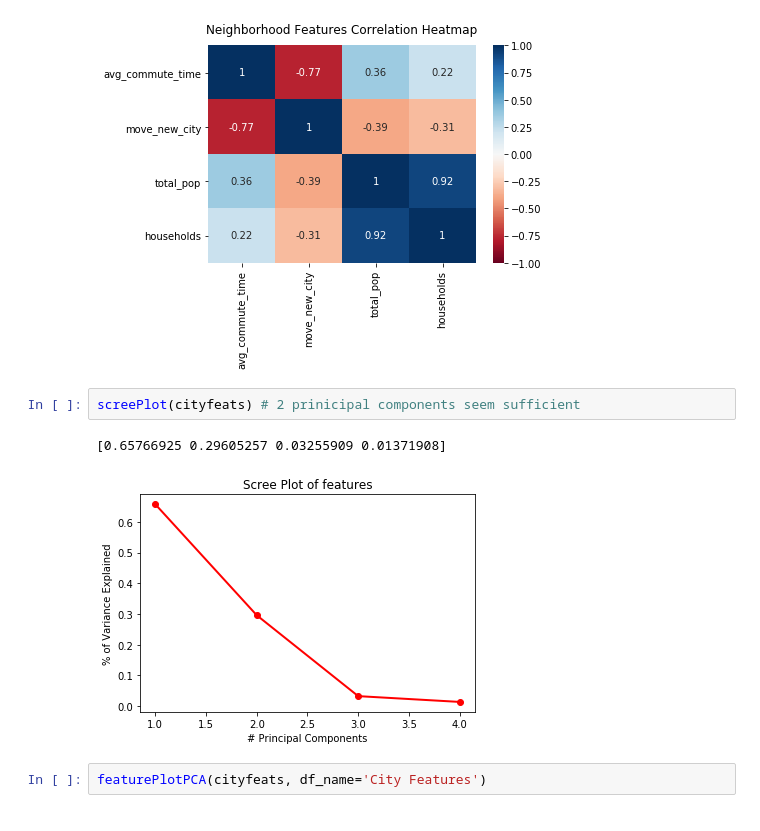
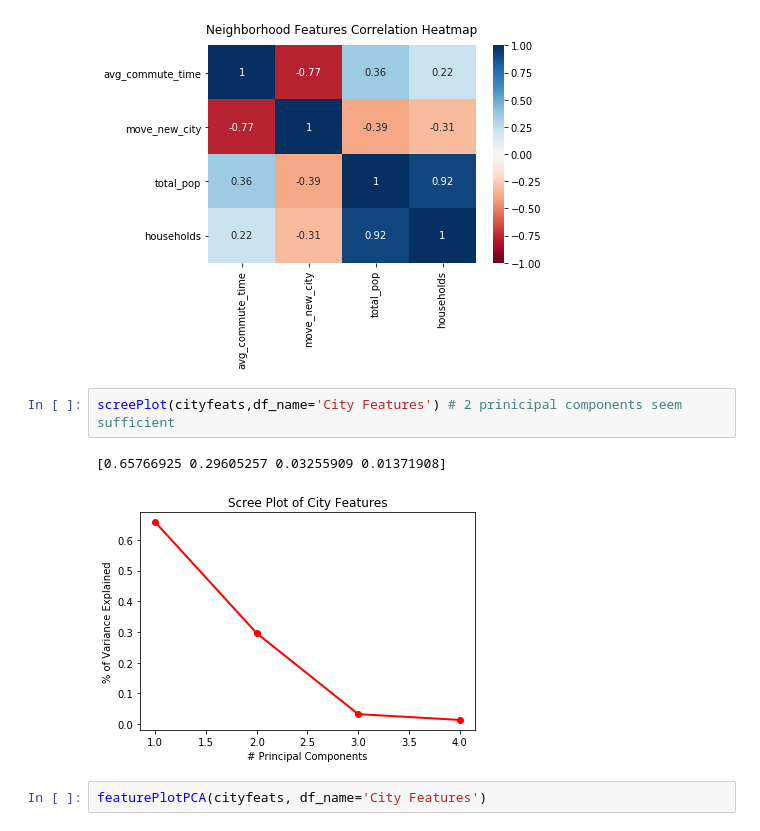
Before and after one commit to EugeniaDickson/zillow_rent_index, a Jupyter notebook: casey/PCA_Random_Forest_Model.ipynb, the cells around one changed output. Cells and saved outputs as stored; diff of their text form.

```diff
--- a/casey/PCA_Random_Forest_Model.ipynb
+++ b/casey/PCA_Random_Forest_Model.ipynb
@@ -76,10 +86,10 @@ heatmap.set_title('Neighborhood Features Correlation Heatmap', fontdict={'fontsi
 # %% [output]
 [figure]
 # %%
-screePlot(cityfeats) # 2 prinicipal components seem sufficient
+screePlot(cityfeats,df_name='City Features') # 2 prinicipal components seem sufficient
 # %% [output]
 [0.65766925 0.29605257 0.03255909 0.01371908]
-[figure, old version]
+[figure, new version]
 # %%
 featurePlotPCA(cityfeats, df_name='City Features')
 # %% [output]
```
Also changed, not shown: parts of 9 cells of this notebook.
